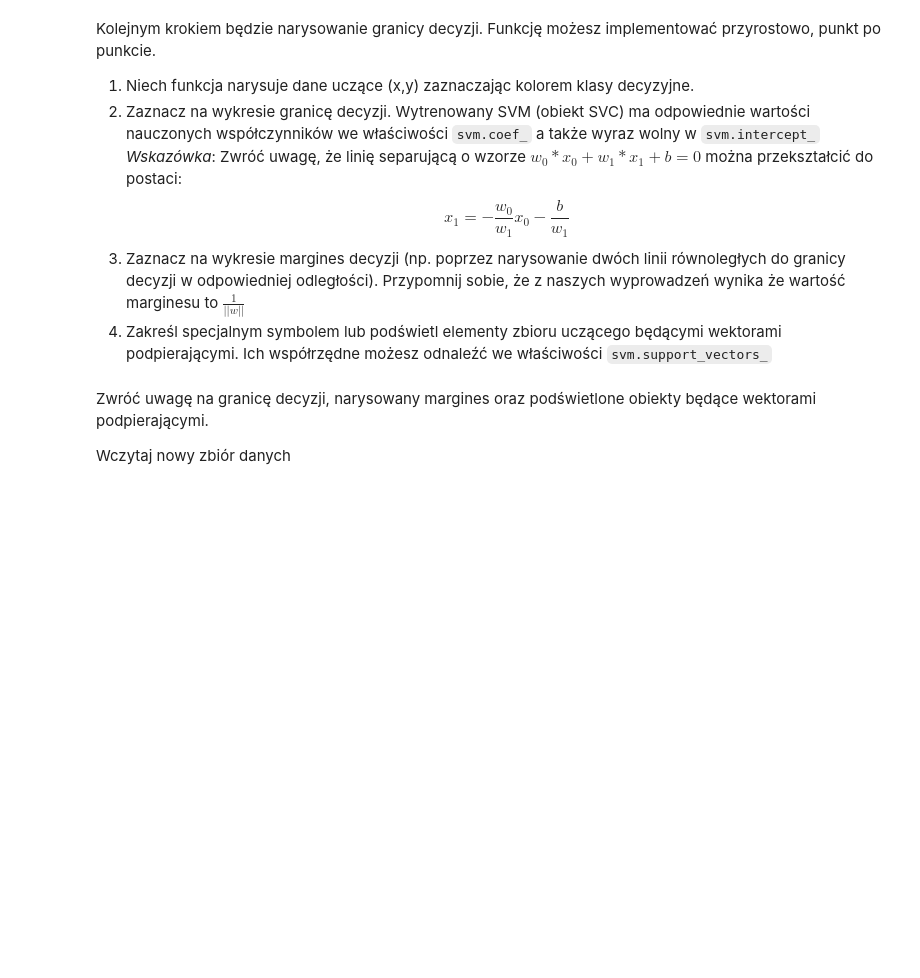
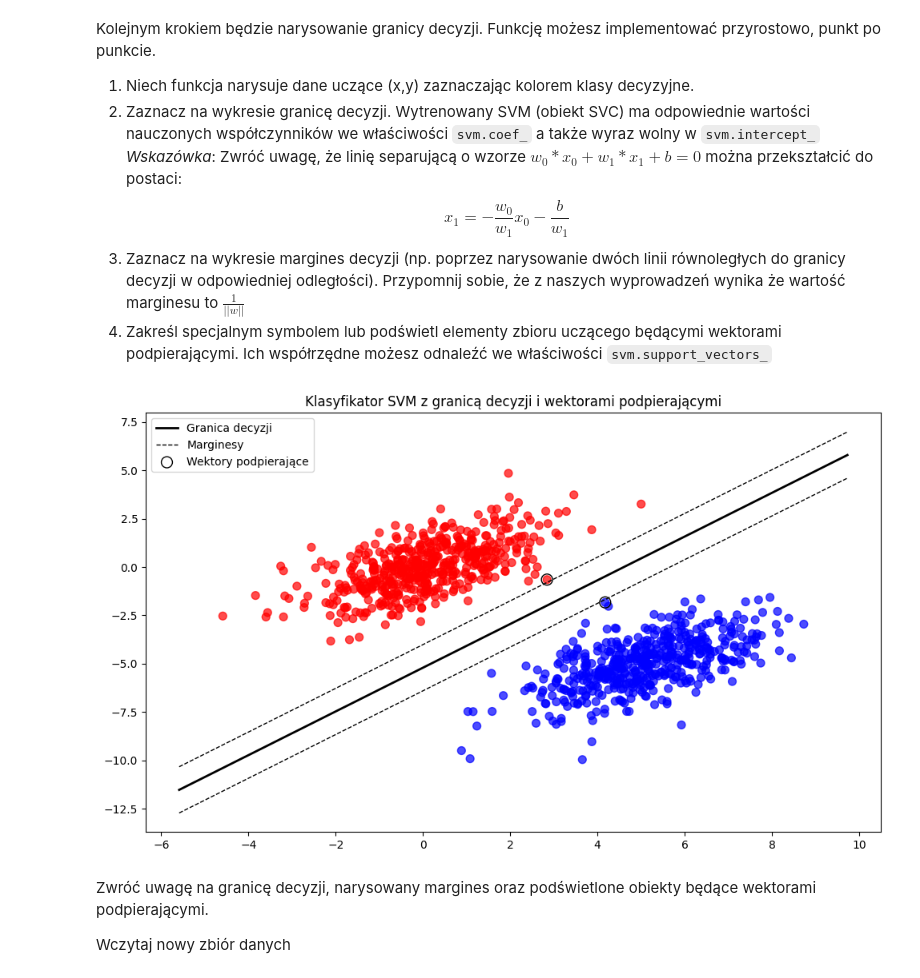
Before and after one commit to BartekAndree/2025_sus, a Jupyter notebook: 03/su-lab-zad-dom-3/su-lab-zad-dom-3.ipynb, the cells around one changed output. Saved outputs shown, nothing was run; the diff lists cells and outputs as text; code cells hidden in the pictures; blank space fills up the shorter version.

```diff
--- a/03/su-lab-zad-dom-3/su-lab-zad-dom-3.ipynb
+++ b/03/su-lab-zad-dom-3/su-lab-zad-dom-3.ipynb
@@ -160,6 +191,17 @@ def construct_softsvm_opt_problem(x: np.ndarray, y: np.ndarray, labels: np.ndarr
 
     # TWÓJ KOD TUTAJ
 
+    # Funkcja celu to minimalizacja normy wektora [a, b] oraz kary za błędy
+    objective = Minimize(0.5 * (a**2 + b**2) + C * sum(eta))
+
+    constraints = []
+
+    # Dla każdego punktu definiuję ograniczenia
+    for i in range(len(x)):
+        constraints.append(labels[i] * (a * x[i] + b * y[i] + c) >= 1 - eta[i])
+        constraints.append(eta[i] >= 0)  # eta nie może być ujemna
+
+    return Problem(objective, constraints)
 
 prob = construct_softsvm_opt_problem(x, y, labels)
 prob.solve()
@@ -212,3 +244,59 @@ plot_svm(model, x, y)
+# %%
+def plot_svm(svm: SVC, x: np.ndarray, y: np.ndarray) -> None:
+    """Funkcja rysująca granicę decyzji klasyfikatora SVM.
+
+    Args:
+        svm (SVC): Wytrenowany klasyfikator SVM
+        x (np.ndarray): Cechy
+        y (np.ndarray): Klasy
+
+    Returns:
+        None
+    """
+    # TWÓJ KOD TUTAJ
+
+    # Wielkość wykresu
+    plt.figure(figsize=(10, 6))
+
+    # Kolorowanie według klas
+    plt.scatter(x[:, 0], x[:, 1], c=y, cmap='bwr', s=50, alpha=0.7)
+
+    # Współczynniki granicy decyzji
+    w = svm.coef_[0]
+    b = svm.intercept_[0]
+
+    # Wyznaczam zakres wykresu
+    x_min, x_max = x[:, 0].min() - 1, x[:, 0].max() + 1
+
+    # Rysuję granicę decyzji: w[0]*x0 + w[1]*x1 + b = 0
+    # Przekształcenie do postaci x1 = -(w[0]/w[1])*x0 - b/w[1]
+    if w[1] != 0:
+        xx = np.linspace(x_min, x_max, 100)
+        yy = -(w[0] / w[1]) * xx - (b / w[1])
+        plt.plot(xx, yy, 'k-', linewidth=2, label='Granica decyzji')
+
+        # Rysuję margines
+        # Wartość marginesu to 1/||w||
+        margin = 1 / np.sqrt(np.sum(w ** 2))
+        yy_down = yy - margin * (1 / w[1])
+        yy_up = yy + margin * (1 / w[1])
+        plt.plot(xx, yy_down, 'k--', linewidth=1, label='Marginesy')
+        plt.plot(xx, yy_up, 'k--', linewidth=1)
+
+    # Zaznaczam wektory podpierające
+    plt.scatter(svm.support_vectors_[:, 0], svm.support_vectors_[:, 1],
+               s=100, linewidth=1, facecolors='none', edgecolors='k',
+               label='Wektory podpierające')
+
+    plt.title('Klasyfikator SVM z granicą decyzji i wektorami podpierającymi')
+    plt.legend()
+    plt.tight_layout()
+    plt.show()
+
+
+plot_svm(model, x, y)
+# %% [output]
+[figure, added]
 # %% [markdown]
 Zwróć uwagę na granicę decyzji, narysowany margines oraz podświetlone obiekty będące wektorami podpierającymi.
 
```
Also changed, not shown: parts of 37 cells of this notebook.
